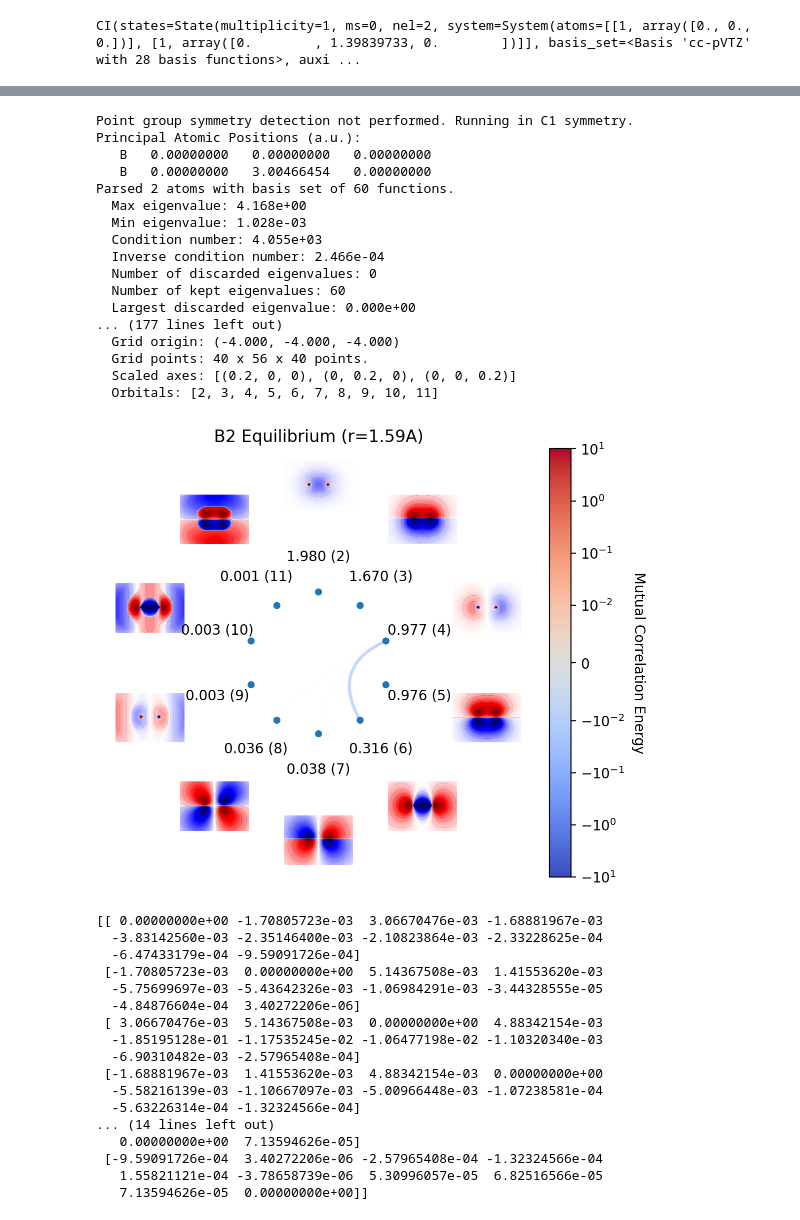
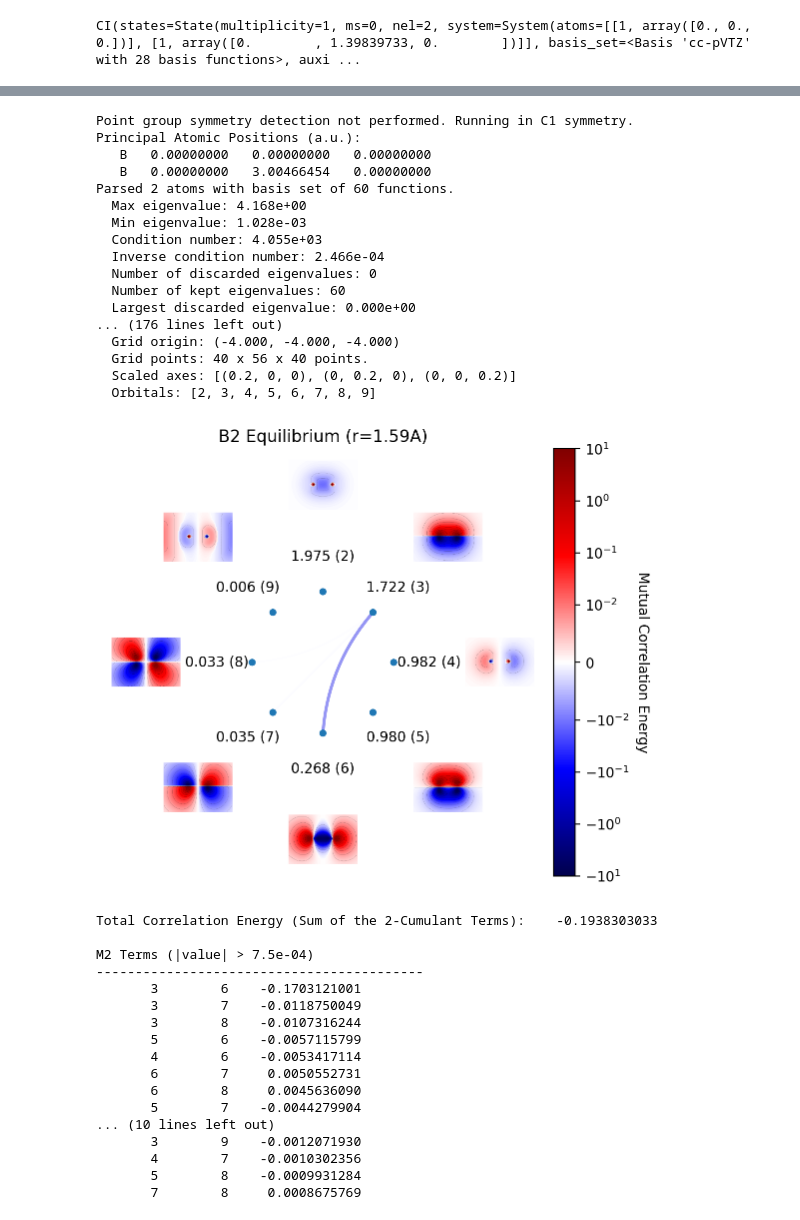
Before and after one commit to evangelistalab/forte2, a Jupyter notebook: tutorials/mca_energy/mc_energy.ipynb, the cells around one changed output, grey strips where cells are left out. Saved outputs shown, nothing was run; the diff lists cells and outputs as text; code cells hidden in the pictures.

Commit message:
Natural Orbitals

```diff
--- a/tutorials/mca_energy/mc_energy.ipynb
+++ b/tutorials/mca_energy/mc_energy.ipynb
@@ -294,7 +328,7 @@ xyz="""
 B 0.000 0.000 0.000
 B 0.000 1.590 0.000
 """
-orb_list = [2,3,4,5,6,7,8,9,10,11]
+orb_list = [2,3,4,5,6,7,8,9]
 
 system = forte2.System(xyz=xyz, basis_set="cc-pVTZ", auxiliary_basis_set="def2-universal-JKFIT")
 
@@ -302,66 +336,56 @@ rhf = forte2.ROHF(charge=0, ms=1.0)(system)
 rhf.run()
 
 ci = forte2.CI(forte2.State(nel=10, multiplicity=3, ms=1.0),
     active_orbitals=orb_list,core_orbitals=[0,1])(rhf)
 ci.run()
 
-MCEmat = np.zeros((len(orb_list), len(orb_list)))
-
-for ipos, iorb in enumerate(orb_list):
-    for jpos, jorb in enumerate(orb_list):
-        if ipos != jpos:
-            MCEmat[ipos, jpos] = twofrag_correlation_energy_enumerated_mod(
-                ci=ci,
-                A_orbs=[iorb],
-                B_orbs=[jorb],
-                core_orbitals=[0,1]
-            )
+MCEmat = mcmod.MutualCorrelationEnergyAnalysis(ci=ci, nat_orbs=True, nocc=4)
 
 mutual_correlation_plot(system,ci.C[0],
                         indices=ci.mo_space.active_indices,
                         mca=MCEmat,
                         title="B2 Equilibrium (r=1.59A)",
                         vmax=10,
-                        occupation_numbers=ci.nat_occs,
+                        #occupation_numbers=ci.nat_occs,
                         output_file='b2_eq_2cmod'
                         )
-print(MCEmat)
+print(MCEmat.mutual_correlation_matrix_summary())
 # %% [output]
 Point group symmetry detection not performed. Running in C1 symmetry.
 Principal Atomic Positions (a.u.):
    B   0.00000000   0.00000000   0.00000000
    B   0.00000000   3.00466454   0.00000000
 Parsed 2 atoms with basis set of 60 functions.
   Max eigenvalue: 4.168e+00
   Min eigenvalue: 1.028e-03
   Condition number: 4.055e+03
   Inverse condition number: 2.466e-04
   Number of discarded eigenvalues: 0
   Number of kept eigenvalues: 60
   Largest discarded eigenvalue: 0.000e+00
-... (177 lines left out)
+... (176 lines left out)
   Grid origin: (-4.000, -4.000, -4.000)
   Grid points: 40 x 56 x 40 points.
   Scaled axes: [(0.2, 0, 0), (0, 0.2, 0), (0, 0, 0.2)]
-  Orbitals: [2, 3, 4, 5, 6, 7, 8, 9, 10, 11]
+  Orbitals: [2, 3, 4, 5, 6, 7, 8, 9]
-[figure, old version]
+[figure, new version]
-[[ 0.00000000e+00 -1.70805723e-03  3.06670476e-03 -1.68881967e-03
-  -3.83142560e-03 -2.35146400e-03 -2.10823864e-03 -2.33228625e-04
-  -6.47433179e-04 -9.59091726e-04]
- [-1.70805723e-03  0.00000000e+00  5.14367508e-03  1.41553620e-03
-  -5.75699697e-03 -5.43642326e-03 -1.06984291e-03 -3.44328555e-05
-  -4.84876604e-04  3.40272206e-06]
- [ 3.06670476e-03  5.14367508e-03  0.00000000e+00  4.88342154e-03
-  -1.85195128e-01 -1.17535245e-02 -1.06477198e-02 -1.10320340e-03
-  -6.90310482e-03 -2.57965408e-04]
- [-1.68881967e-03  1.41553620e-03  4.88342154e-03  0.00000000e+00
-  -5.58216139e-03 -1.10667097e-03 -5.00966448e-03 -1.07238581e-04
-  -5.63226314e-04 -1.32324566e-04]
-... (14 lines left out)
-   0.00000000e+00  7.13594626e-05]
- [-9.59091726e-04  3.40272206e-06 -2.57965408e-04 -1.32324566e-04
-   1.55821121e-04 -3.78658739e-06  5.30996057e-05  6.82516566e-05
-   7.13594626e-05  0.00000000e+00]]
+Total Correlation Energy (Sum of the 2-Cumulant Terms):    -0.1938303033
+
+M2 Terms (|value| > 7.5e-04)
+------------------------------------------
+       3        6    -0.1703121001
+       3        7    -0.0118750049
+       3        8    -0.0107316244
+       5        6    -0.0057115799
+       4        6    -0.0053417114
+       6        7     0.0050552731
+       6        8     0.0045636090
+       5        7    -0.0044279904
+... (10 lines left out)
+       3        9    -0.0012071930
+       4        7    -0.0010302356
+       5        8    -0.0009931284
+       7        8     0.0008675769
 # %%
 xyz="""
 C 0.000 0.000 0.000
```
Also changed, not shown: parts of 15 cells of this notebook, 6 other files.
